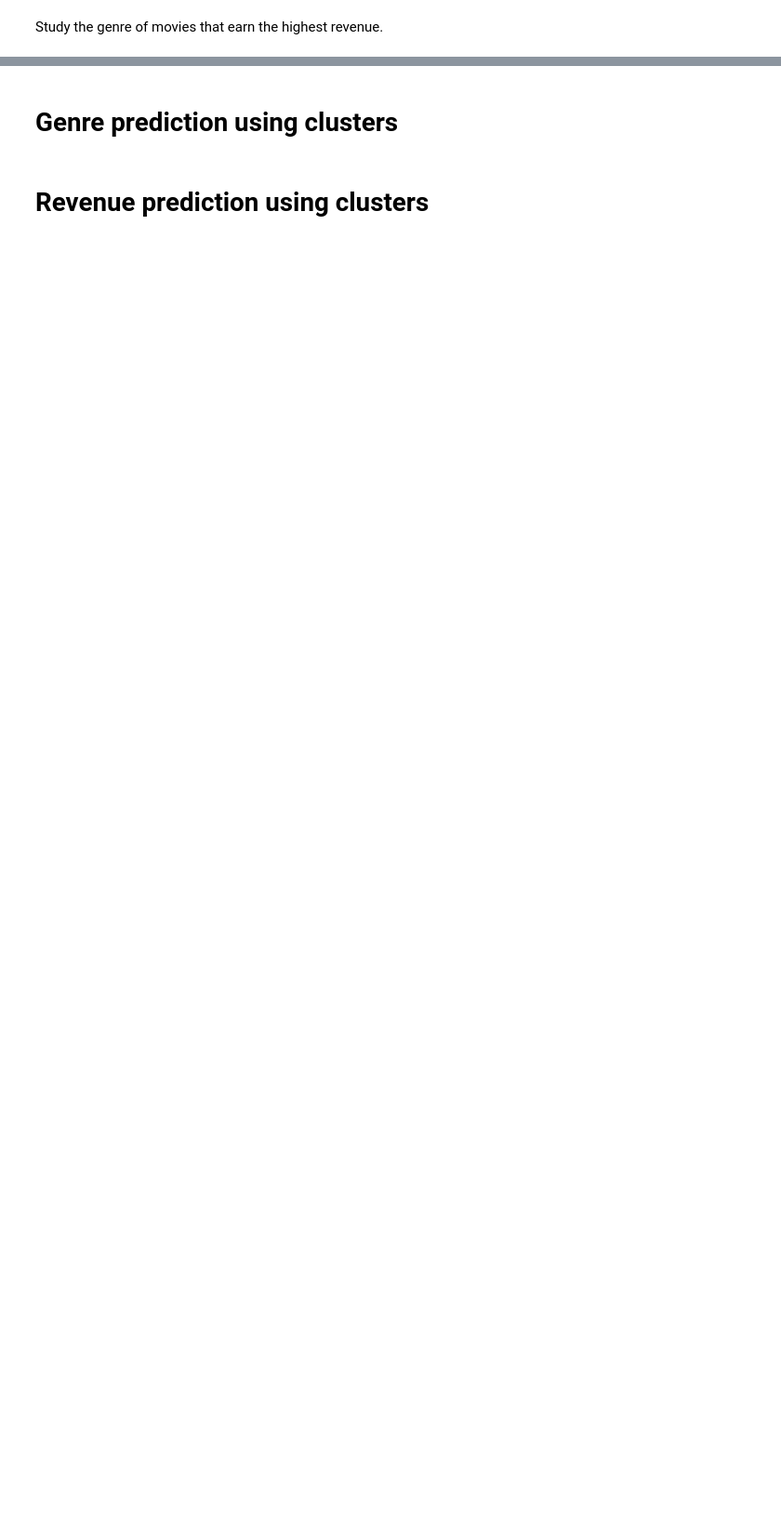
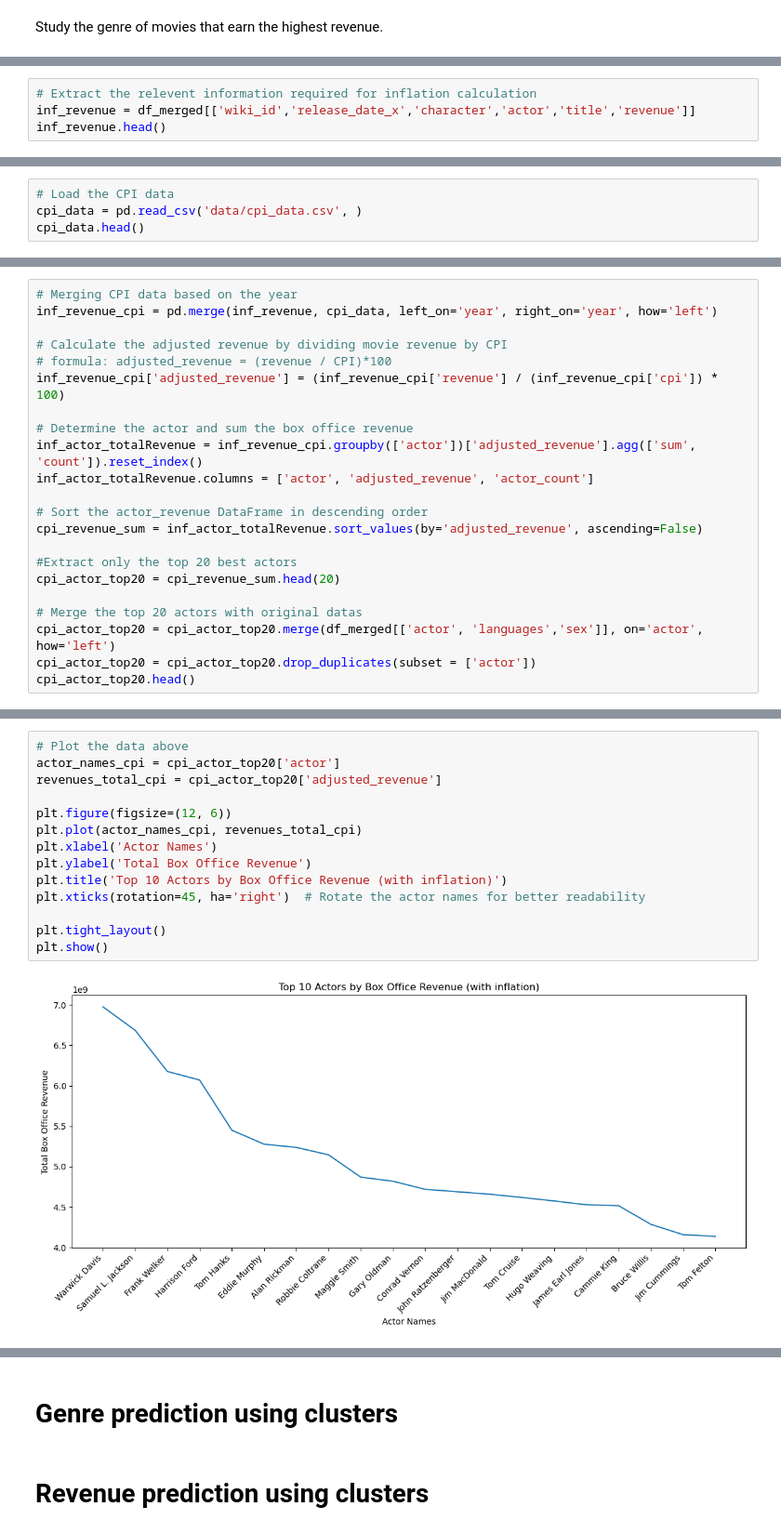
Before and after one commit to epfl-ada/ada-2023-project-perrysplatypuses, a Jupyter notebook: milestone_p2.ipynb, the cells around one changed output, grey strips where cells are left out. Shown at 93% size. Drawn from its saved outputs; the diff is of its cells as text; blank space fills up the shorter version.

Commit message:
Include inflation factor & impt weightage

```diff
--- a/milestone_p2.ipynb
+++ b/milestone_p2.ipynb
@@ -337,0 +337,4 @@ plt.xticks(rotation=45, ha='right')  # Rotate the actor names for better readabi
+# %%
+# Extract the relevent information required for inflation calculation
+inf_revenue = df_merged[['wiki_id','release_date_x','character','actor','title','revenue']]
+inf_revenue.head()
@@ -337,0 +379,4 @@ plt.xticks(rotation=45, ha='right')  # Rotate the actor names for better readabi
+# %%
+# Load the CPI data
+cpi_data = pd.read_csv('data/cpi_data.csv', )
+cpi_data.head()
@@ -337,0 +390,22 @@ plt.xticks(rotation=45, ha='right')  # Rotate the actor names for better readabi
+# %%
+# Merging CPI data based on the year
+inf_revenue_cpi = pd.merge(inf_revenue, cpi_data, left_on='year', right_on='year', how='left')
+
+# Calculate the adjusted revenue by dividing movie revenue by CPI
+# formula: adjusted_revenue = (revenue / CPI)*100
+inf_revenue_cpi['adjusted_revenue'] = (inf_revenue_cpi['revenue'] / (inf_revenue_cpi['cpi']) * 100)
+
+# Determine the actor and sum the box office revenue
+inf_actor_totalRevenue = inf_revenue_cpi.groupby(['actor'])['adjusted_revenue'].agg(['sum', 'count']).reset_index()
+inf_actor_totalRevenue.columns = ['actor', 'adjusted_revenue', 'actor_count']
+
+# Sort the actor_revenue DataFrame in descending order
+cpi_revenue_sum = inf_actor_totalRevenue.sort_values(by='adjusted_revenue', ascending=False)
+
+#Extract only the top 20 best actors
+cpi_actor_top20 = cpi_revenue_sum.head(20)
+
+# Merge the top 20 actors with original datas
+cpi_actor_top20 = cpi_actor_top20.merge(df_merged[['actor', 'languages','sex']], on='actor', how='left')
+cpi_actor_top20 = cpi_actor_top20.drop_duplicates(subset = ['actor'])
+cpi_actor_top20.head()
@@ -337,0 +419,16 @@ plt.xticks(rotation=45, ha='right')  # Rotate the actor names for better readabi
+# %%
+# Plot the data above
+actor_names_cpi = cpi_actor_top20['actor']
+revenues_total_cpi = cpi_actor_top20['adjusted_revenue']
+
+plt.figure(figsize=(12, 6))
+plt.plot(actor_names_cpi, revenues_total_cpi)
+plt.xlabel('Actor Names')
+plt.ylabel('Total Box Office Revenue')
+plt.title('Top 10 Actors by Box Office Revenue (with inflation)')
+plt.xticks(rotation=45, ha='right')  # Rotate the actor names for better readability
+
+plt.tight_layout()
+plt.show()
+# %% [output]
+[figure, added]
```
Also changed, not shown: parts of 25 cells of this notebook, 2 other files.
